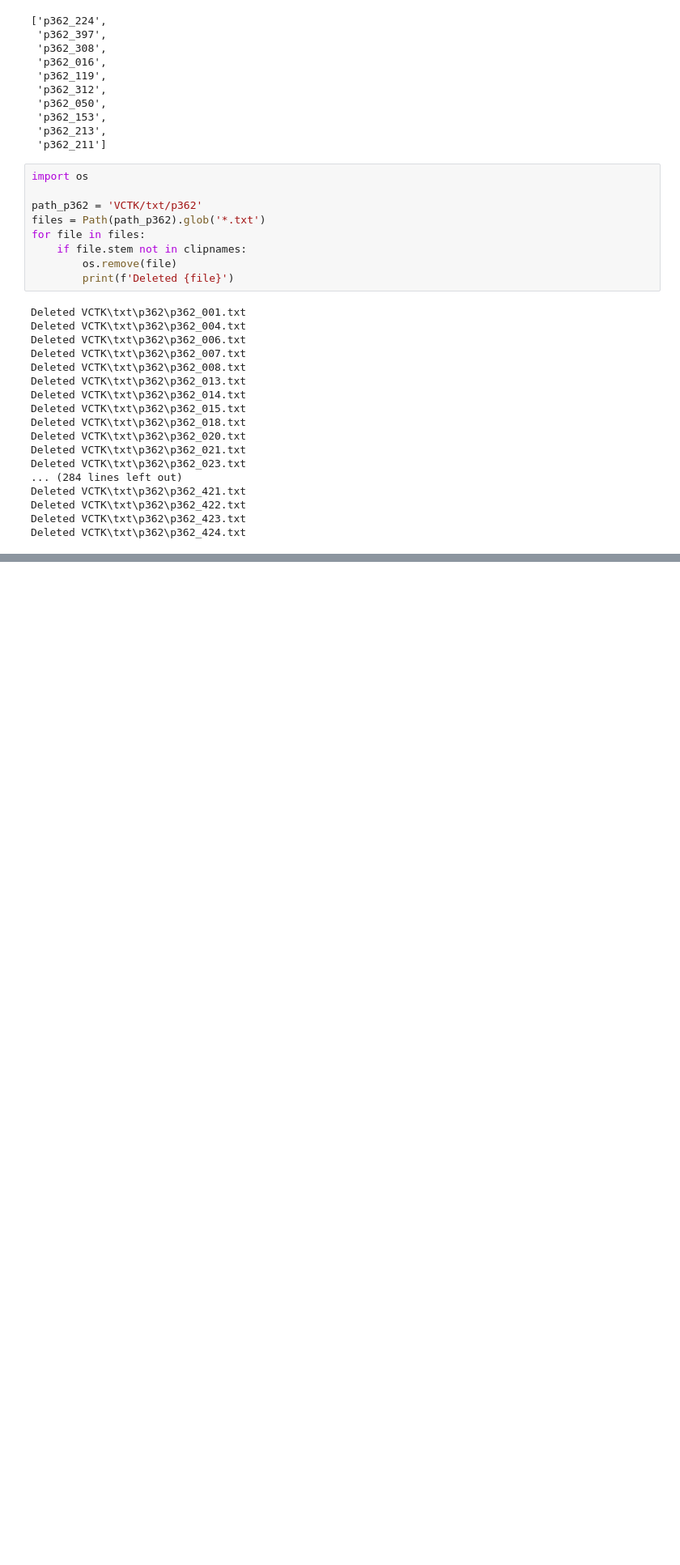
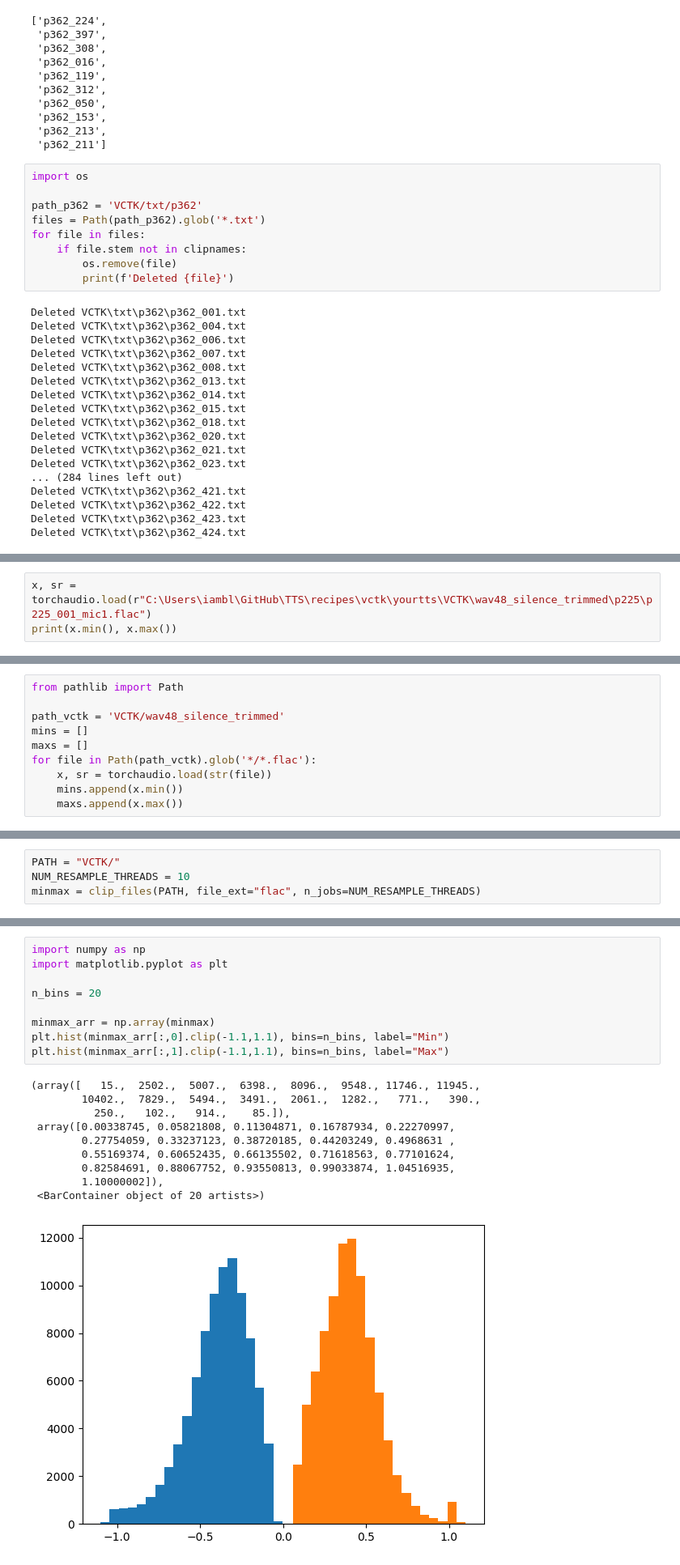
Before and after one commit to Danealor/TTS, a Jupyter notebook: recipes/vctk/yourtts/FormatData.ipynb, the cells around one changed output, grey strips where cells are left out. Shown: that part at 81% size. Cells and saved outputs as stored; diff of their text form; blank space fills up the shorter version.

```diff
--- a/recipes/vctk/yourtts/FormatData.ipynb
+++ b/recipes/vctk/yourtts/FormatData.ipynb
@@ -72,0 +84,3 @@ Deleted VCTK\txt\p362\p362_424.txt
+# %%
+x, sr = torchaudio.load(r"C:\Users\iambl\GitHub\TTS\recipes\vctk\yourtts\VCTK\wav48_silence_trimmed\p225\p225_001_mic1.flac")
+print(x.min(), x.max())
@@ -72,0 +89,10 @@ Deleted VCTK\txt\p362\p362_424.txt
+# %%
+from pathlib import Path
+
+path_vctk = 'VCTK/wav48_silence_trimmed'
+mins = []
+maxs = []
+for file in Path(path_vctk).glob('*/*.flac'):
+    x, sr = torchaudio.load(str(file))
+    mins.append(x.min())
+    maxs.append(x.max())
@@ -72,0 +144,4 @@ Deleted VCTK\txt\p362\p362_424.txt
+# %%
+PATH = "VCTK/"
+NUM_RESAMPLE_THREADS = 10
+minmax = clip_files(PATH, file_ext="flac", n_jobs=NUM_RESAMPLE_THREADS)
@@ -72,0 +168,20 @@ Deleted VCTK\txt\p362\p362_424.txt
+# %%
+import numpy as np
+import matplotlib.pyplot as plt
+
+n_bins = 20
+
+minmax_arr = np.array(minmax)
+plt.hist(minmax_arr[:,0].clip(-1.1,1.1), bins=n_bins, label="Min")
+plt.hist(minmax_arr[:,1].clip(-1.1,1.1), bins=n_bins, label="Max")
+# %% [output]
+(array([   15.,  2502.,  5007.,  6398.,  8096.,  9548., 11746., 11945.,
+        10402.,  7829.,  5494.,  3491.,  2061.,  1282.,   771.,   390.,
+          250.,   102.,   914.,    85.]),
+ array([0.00338745, 0.05821808, 0.11304871, 0.16787934, 0.22270997,
+        0.27754059, 0.33237123, 0.38720185, 0.44203249, 0.4968631 ,
+        0.55169374, 0.60652435, 0.66135502, 0.71618563, 0.77101624,
+        0.82584691, 0.88067752, 0.93550813, 0.99033874, 1.04516935,
+        1.10000002]),
+ <BarContainer object of 20 artists>)
+[figure, added]
```
Also changed, not shown: parts of 13 cells of this notebook, 12 other files.
